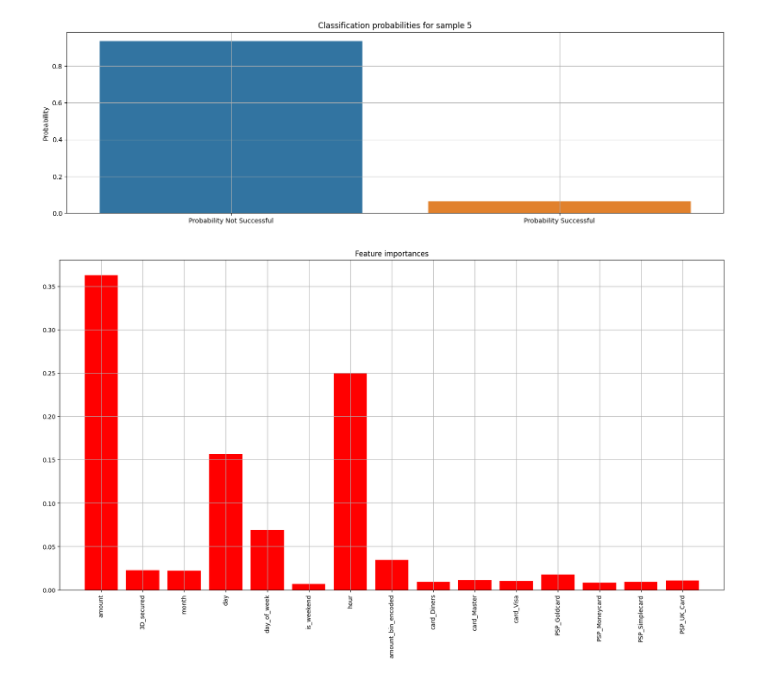
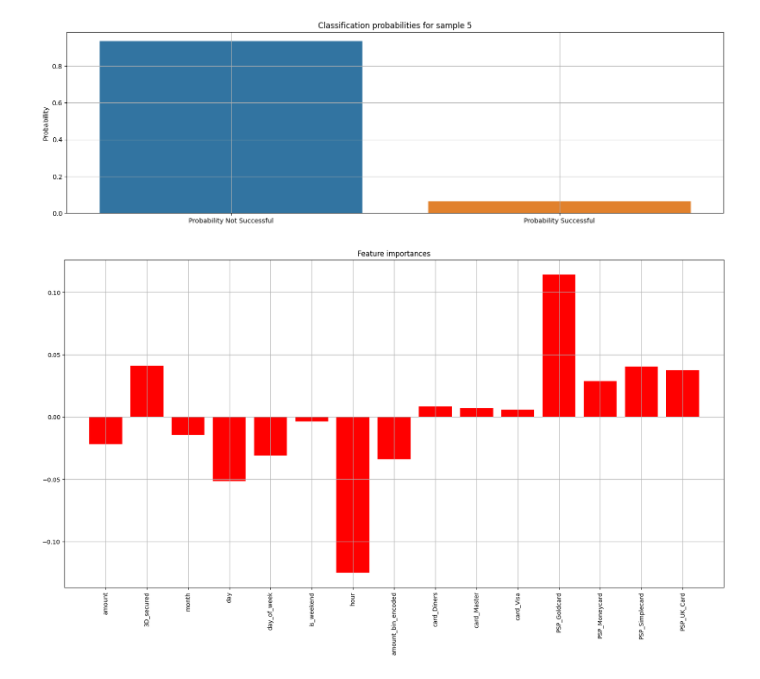
Before and after one commit to maximkiesel1/model_engineering_online_payment_service, a Jupyter notebook: Modeling.ipynb, the cells around one changed output. Saved outputs shown, nothing was run; the diff lists cells and outputs as text; code cells hidden in the pictures.

```diff
--- a/Modeling.ipynb
+++ b/Modeling.ipynb
@@ -426,15 +426,15 @@ for i in range(5):
 # %%
 # Get feature importances
 importances_update2 = clf_best.feature_importances_
-difference = np.around((importances - importances_update2), 4)
+difference = np.around((importances_update2 - importances), 4)
 # %%
 # Plot feature importances
 plt.figure(figsize=(20, 10))  # Change figure size
 plt.title("Feature importances")
-plt.bar(range(X.shape[1]), importances, color="r", align="center")
+plt.bar(range(X.shape[1]), difference, color="r", align="center")
 plt.xticks(range(X.shape[1]), X_train.columns, rotation=90)  # Rotate x-axis labels
 plt.xlim([-1, X.shape[1]])
 plt.grid()
 plt.show()
 # %% [output]
-[figure, old version]
+[figure, new version]
```
Also changed, not shown: parts of 2 cells of this notebook.
